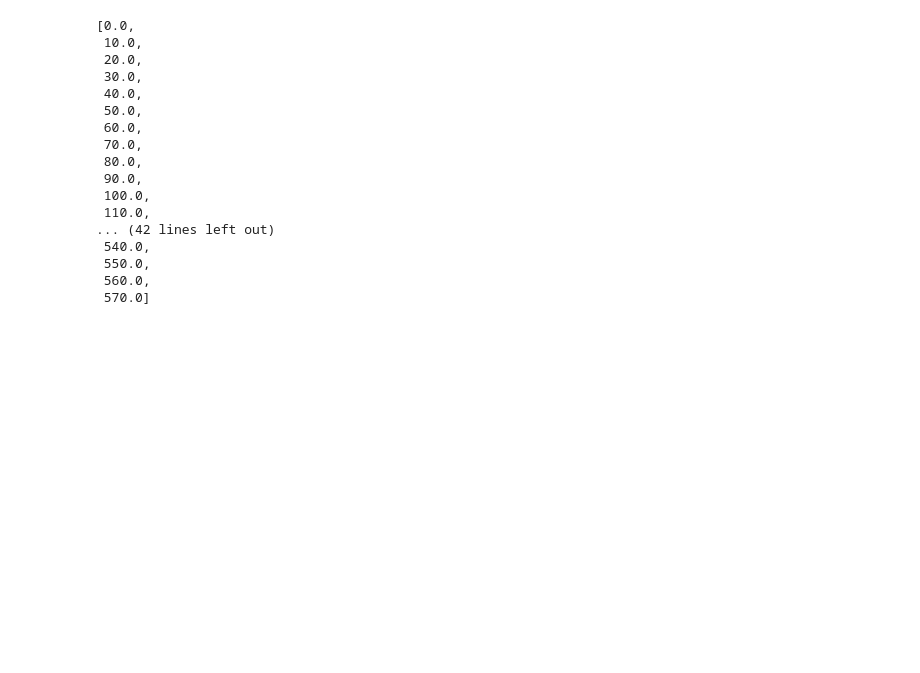
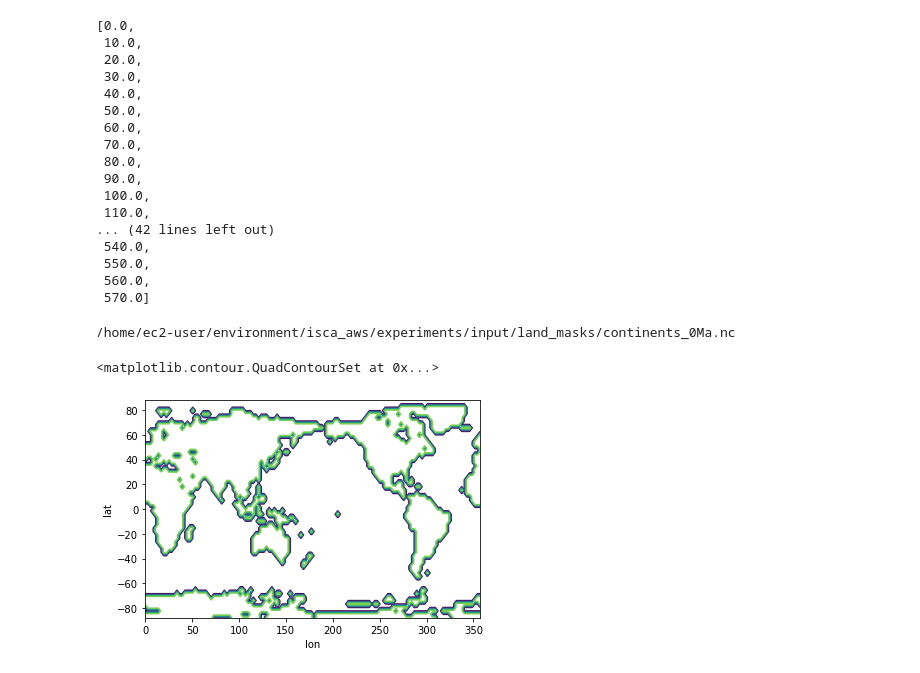
Before and after one commit to bnb32/isca_aws, a Jupyter notebook: ecrlisca/postprocessing/plotting.ipynb, the cells around one changed output. Saved outputs shown, nothing was run; the diff lists cells and outputs as text; code cells hidden in the pictures; blank space fills up the shorter version.

```diff
--- a/ecrlisca/postprocessing/plotting.ipynb
+++ b/ecrlisca/postprocessing/plotting.ipynb
@@ -465,3 +469,15 @@ keys
  550.0,
  560.0,
  570.0]
+# %%
+import xarray as xr
+from ecrlisca.preprocessing.utils import regrid_continent_data
+land = xr.open_mfdataset('../../experiments/input/land_masks/raw/Map01_PALEOMAP_1deg_Holocene_0Ma.nc',decode_times=False)
+land = regrid_continent_data(land,land_year='0Ma')
+# %% [output]
+/home/ec2-user/environment/isca_aws/experiments/input/land_masks/continents_0Ma.nc
+# %%
+land['land_mask'].plot.contour()
+# %% [output]
+<matplotlib.contour.QuadContourSet at 0x...>
+[figure, added]
```
Also changed, not shown: parts of 28 cells of this notebook, 12 other files.
